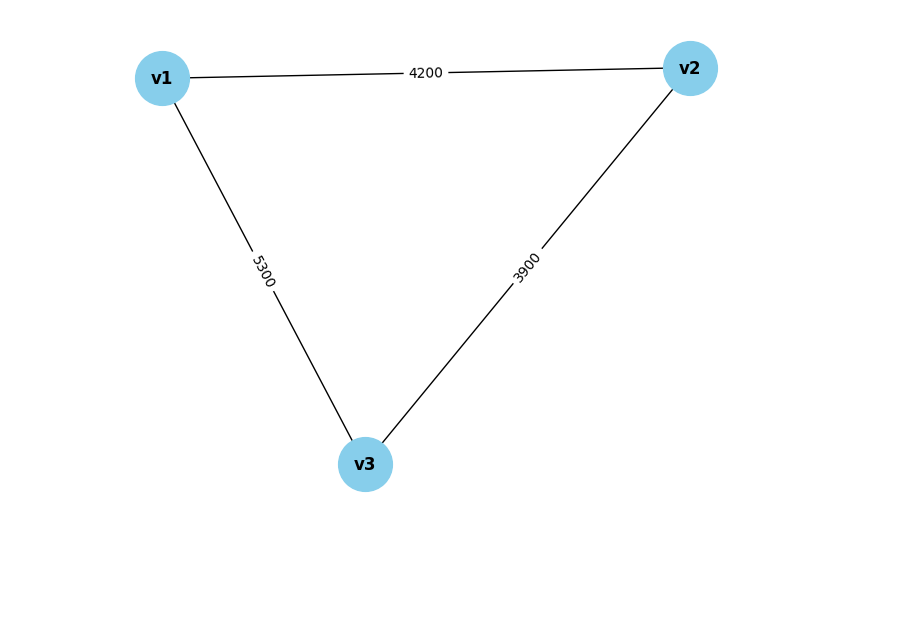
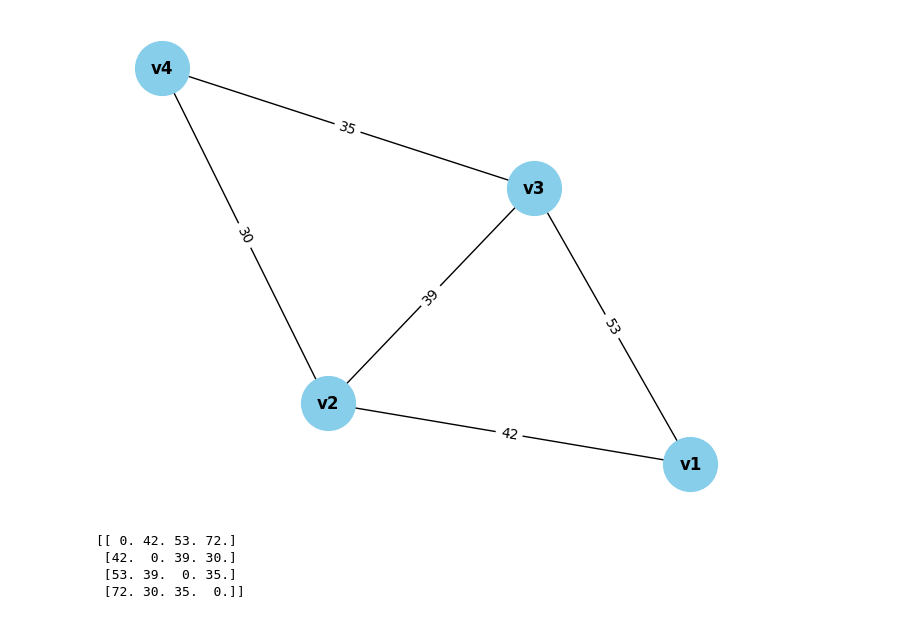
Before and after one commit to Bancie/thuhoach.nckh, a Jupyter notebook: ipynb/location/VDMH Single Center.ipynb, the cells around one changed output. Saved outputs shown, nothing was run; the diff lists cells and outputs as text; code cells hidden in the pictures; blank space fills up the shorter version.

```diff
--- a/ipynb/location/VDMH Single Center.ipynb
+++ b/ipynb/location/VDMH Single Center.ipynb
@@ -8,10 +19,27 @@ from packages import ShortestPath
 # %%
-g = [[0, 4200, 5300],
-    [4200, 0, 3900],
-    [5300, 3900, 0]
+g = [[0, 42, 53, 0],
+    [42, 0, 39, 30],
+    [53, 39, 0, 35],
+    [0, 30, 35, 0]
     ]
 
 graph = Graph(g)
 graph.show_node()
 # %% [output]
-[figure, old version]
+[figure, new version]
+# %%
+a = np.array(g, dtype=float)
+
+# Replace 0s (excluding diagonal) with np.inf
+a[a == 0] = np.inf
+np.fill_diagonal(a, 0)
+
+# Compute all-pairs shortest path matrix
+g_shortest = floyd_warshall(a)
+
+print(np.round(g_shortest, 2))
+# %% [output]
+[[ 0. 42. 53. 72.]
+ [42.  0. 39. 30.]
+ [53. 39.  0. 35.]
+ [72. 30. 35.  0.]]
```
Also changed, not shown: parts of 13 cells of this notebook, 12 other files.
